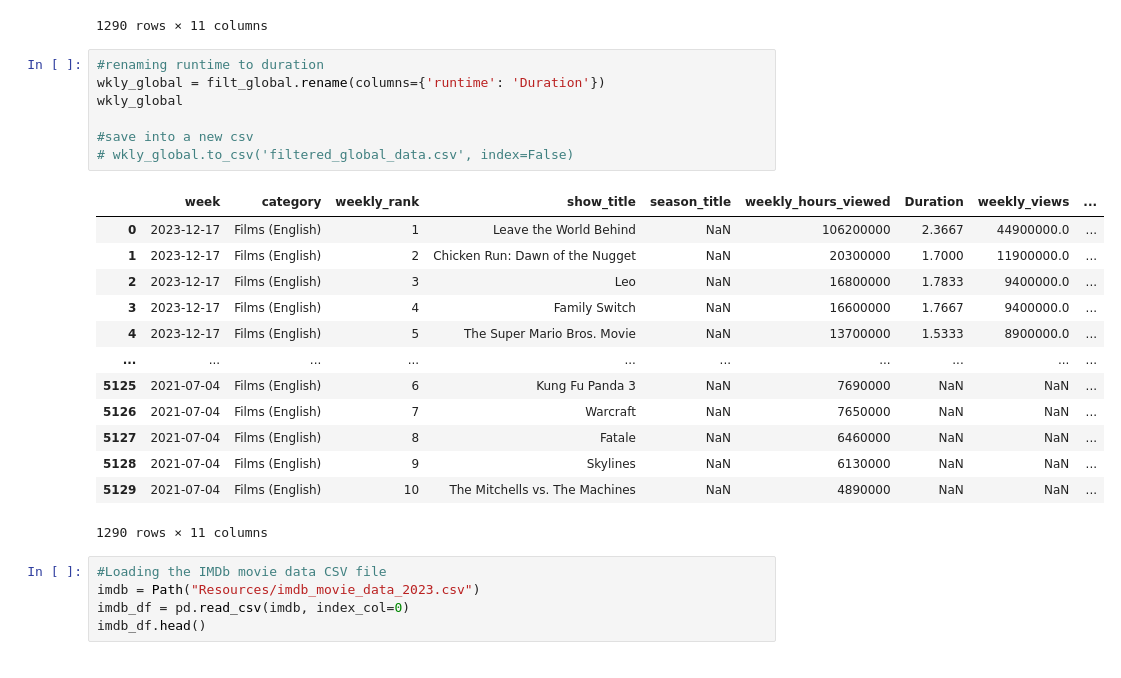
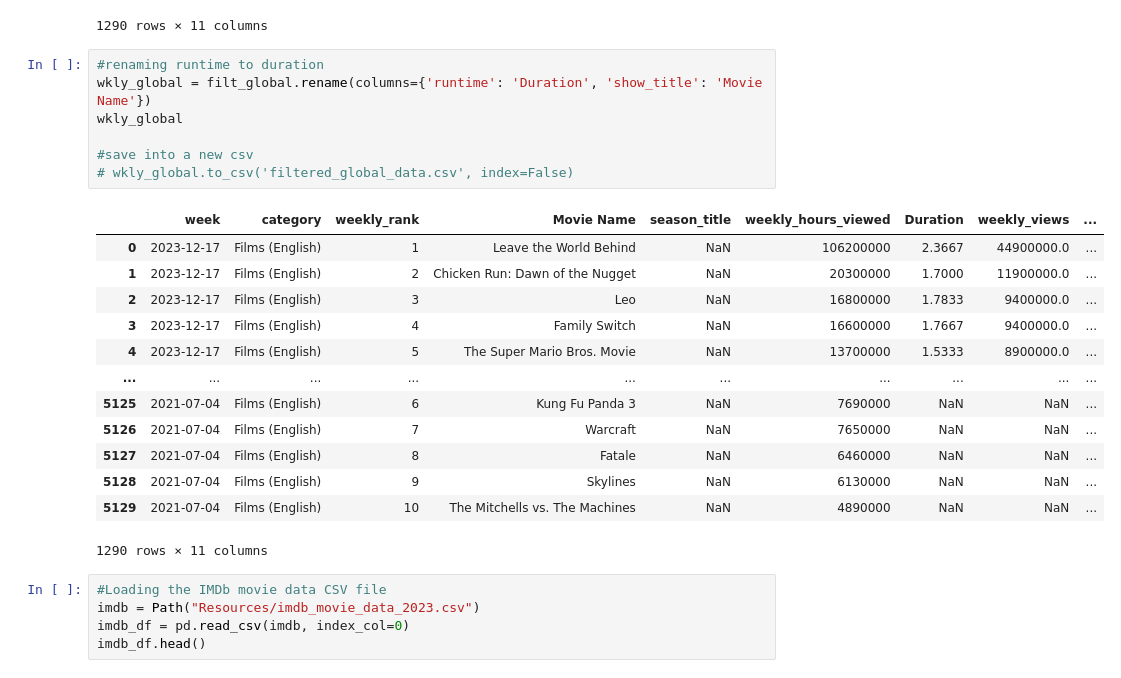
Before and after one commit to mopfun/Project_4_Grp_1, a Jupyter notebook: main.ipynb, the cells around one changed output. Drawn from its saved outputs; the diff is of its cells as text.

```diff
--- a/main.ipynb
+++ b/main.ipynb
@@ -85,13 +85,13 @@ filt_global
 1290 rows × 11 columns
 # %%
 #renaming runtime to duration
-wkly_global = filt_global.rename(columns={'runtime': 'Duration'})
+wkly_global = filt_global.rename(columns={'runtime': 'Duration', 'show_title': 'Movie Name'})
 wkly_global
 
 #save into a new csv
 # wkly_global.to_csv('filtered_global_data.csv', index=False)
 # %% [output]
-|  | week | category | weekly_rank | show_title | season_title | weekly_hours_viewed | Duration | weekly_views | ... |
+|  | week | category | weekly_rank | Movie Name | season_title | weekly_hours_viewed | Duration | weekly_views | ... |
 | 0 | 2023-12-17 | Films (English) | 1 | Leave the World Behind | NaN | 106200000 | 2.3667 | 44900000.0 | ... |
 | 1 | 2023-12-17 | Films (English) | 2 | Chicken Run: Dawn of the Nugget | NaN | 20300000 | 1.7000 | 11900000.0 | ... |
 | 2 | 2023-12-17 | Films (English) | 3 | Leo | NaN | 16800000 | 1.7833 | 9400000.0 | ... |
```
Also changed, not shown: parts of 5 cells of this notebook.
